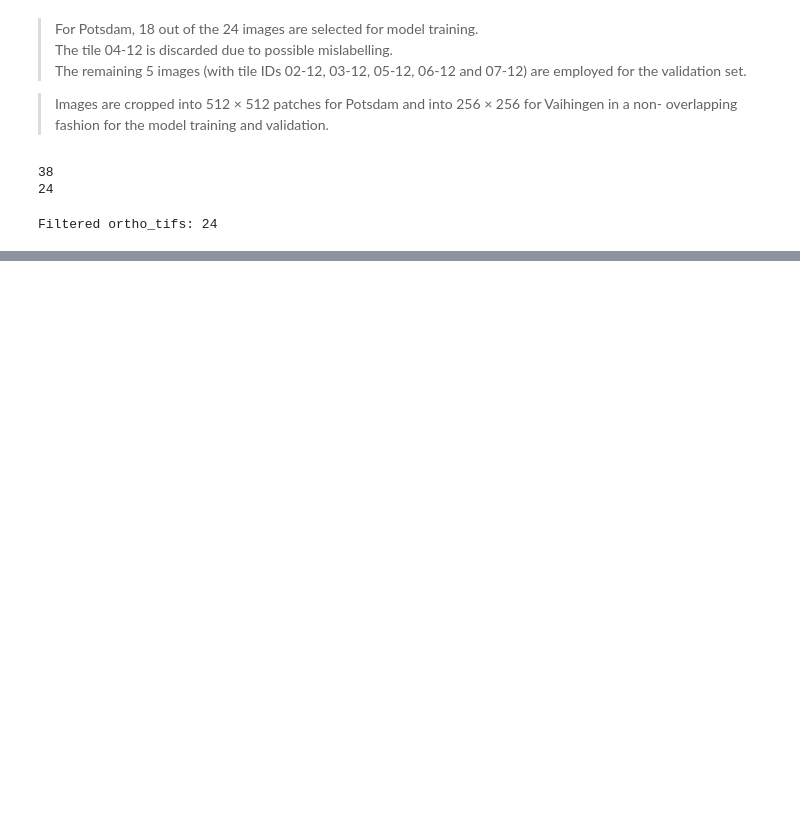
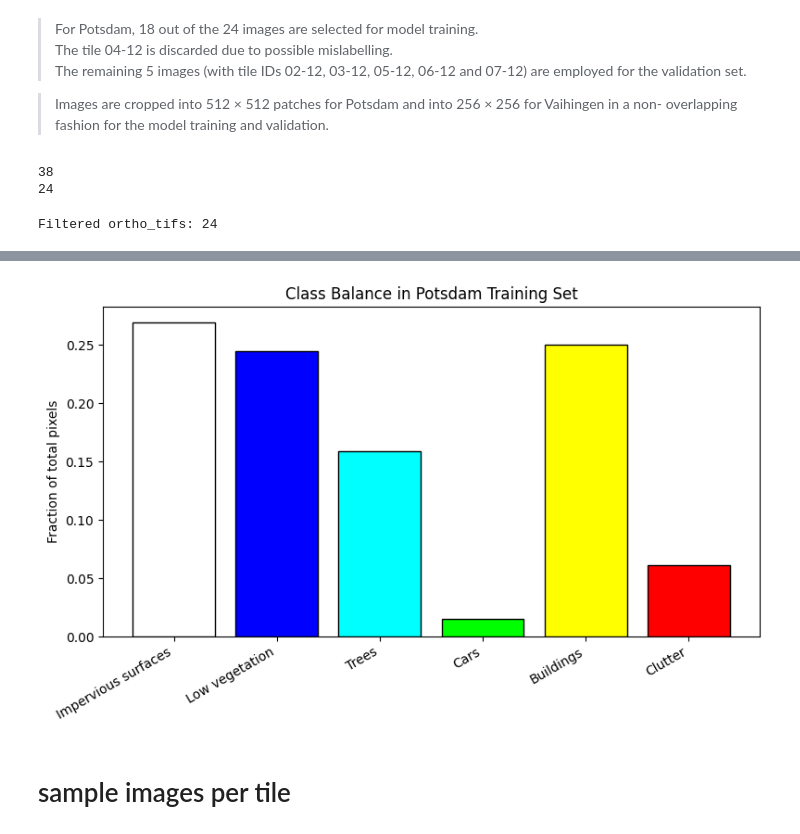
Before and after one commit to mzsuetam/computational-intelligence-proj, a Jupyter notebook: notebooks/data-preparation.ipynb, the cells around one changed output, grey strips where cells are left out. Cells and saved outputs as stored; diff of their text form; code cells hidden in the pictures; blank space fills up the shorter version.

```diff
--- a/notebooks/data-preparation.ipynb
+++ b/notebooks/data-preparation.ipynb
@@ -192,0 +265,21 @@ Unique values in label image: [0 1 2 3 4 5]
+# %%
+import numpy as np
+from collections import Counter
+
+# Initialize counter for all classes
+class_counts = Counter()
+
+# Loop through all label images and count pixels per class
+for label_path in tqdm(train_label_paths, desc="Calculating class balance"):
+    label_img = cv2.imread(str(label_path), cv2.IMREAD_GRAYSCALE)
+    unique, counts = np.unique(label_img, return_counts=True)
+    class_counts.update(dict(zip(unique, counts)))
+
+# Convert to array for easier normalization
+total_pixels = sum(class_counts.values())
+class_balance = {df_classes.loc[df_classes['class_id'] == k, 'name'].values[0]: v / total_pixels for k, v in class_counts.items()}
+
+print("Class pixel counts:", dict(class_counts))
+print("Class balance (fraction of total pixels):")
+for class_name, frac in class_balance.items():
+    print(f"{class_name}: {frac:.4f}")
@@ -192,0 +295,14 @@ Unique values in label image: [0 1 2 3 4 5]
+# %%
+plt.figure(figsize=(8, 5))
+class_names = list(class_balance.keys())
+fractions = [float(class_balance[name]) for name in class_names]
+bars = plt.bar(class_names, fractions, color=[potsdam_plot_kwargs['cmap'](i) for i in range(len(class_names))], edgecolor='black')
+plt.ylabel("Fraction of total pixels")
+plt.title("Class Balance in Potsdam Training Set")
+plt.xticks(rotation=30, ha='right')
+plt.tight_layout()
+plt.show()
+# %% [output]
+[figure, added]
+# %% [markdown]
+# sample images per tile
```
Also changed, not shown: parts of 13 cells of this notebook, 8 other files.
